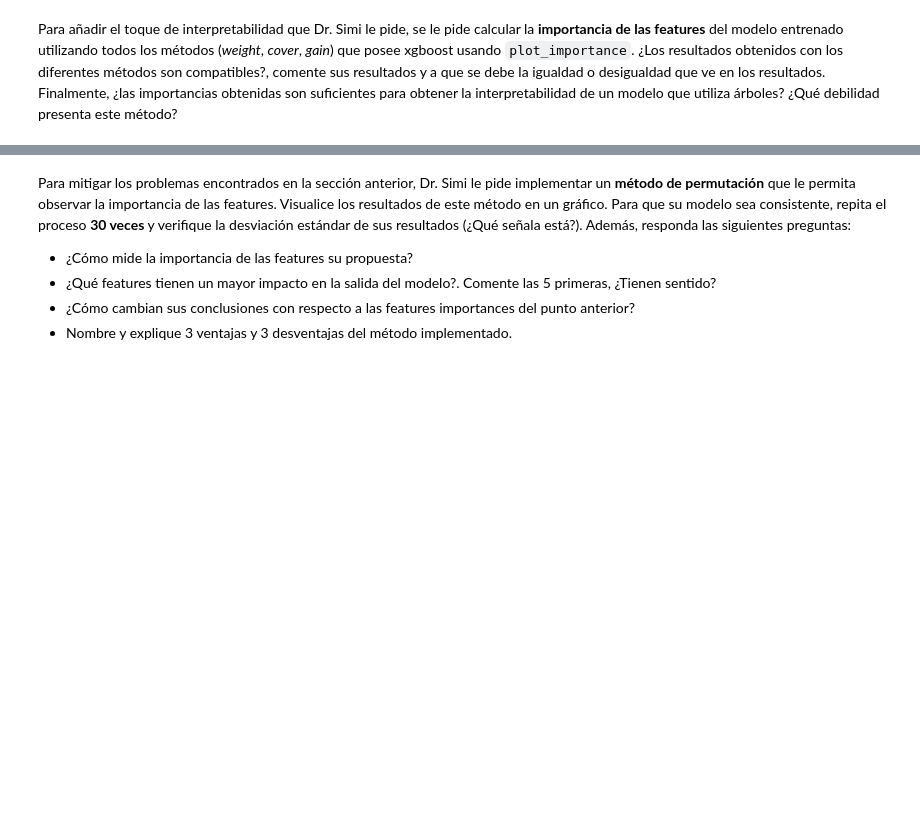
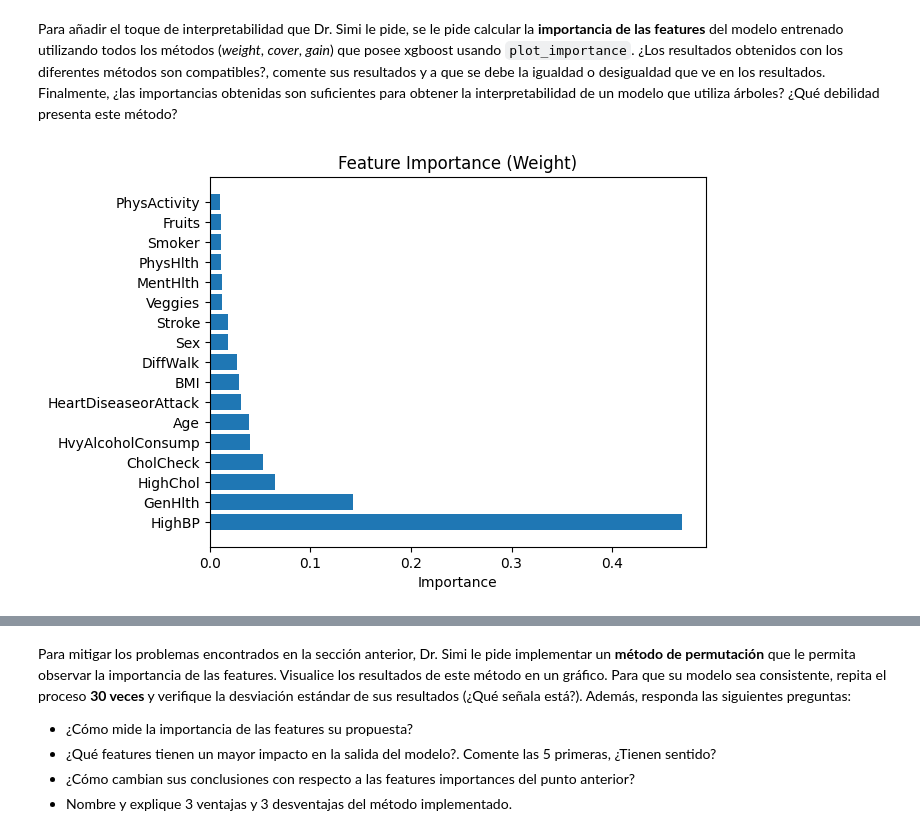
Before and after one commit to tomasaguirre-ignacioalbornoz/MDS7202, a Jupyter notebook: Lab10/Laboratorio10_Enunciado.ipynb, the cells around one changed output, grey strips where cells are left out. Saved outputs shown, nothing was run; the diff lists cells and outputs as text; code cells hidden in the pictures; blank space fills up the shorter version.

```diff
--- a/Lab10/Laboratorio10_Enunciado.ipynb
+++ b/Lab10/Laboratorio10_Enunciado.ipynb
@@ -107,0 +152,3 @@ dtype: int64
+# %%
+# Se eliminan los datos duplicados
+df.drop_duplicates(inplace=True)
@@ -107,0 +211,7 @@ dtype: int64
+# %%
+from sklearn.model_selection import train_test_split
+
+X = df.drop('Diabetes', axis = 1)
+y = df['Diabetes']
+
+X_train, X_val, y_train, y_val = train_test_split(X, y, test_size=0.2, random_state=314159)
@@ -117,0 +270,31 @@ Para añadir el toque de interpretabilidad que Dr. Simi le pide, se le pide calc
+# %%
+import matplotlib.pyplot as plt
+import xgboost as xgb
+
+# Obtener el modelo XGBoost del pipeline
+xgb_model = pipeline.named_steps['classifier']
+
+# Obtener la importancia de características
+importances_weight = xgb_model.feature_importances_
+
+# Obtener los nombres de las características después del preprocesamiento
+processed_feature_names = get_feature_names(pipeline.named_steps['preprocessor'], df.columns)
+
+# Crear un diccionario que asocie los nombres de características con sus importancias
+feature_importance_dict = dict(zip(processed_feature_names, importances_weight))
+
+# Ordenar el diccionario por importancia descendente
+sorted_feature_importance = sorted(feature_importance_dict.items(), key=lambda x: x[1], reverse=True)
+
+# Extraer los nombres y las importancias ordenadas
+sorted_feature_names, sorted_importances = zip(*sorted_feature_importance)
+
+
+top_features = 17
+plt.barh(range(top_features), sorted_importances[:top_features], align="center")
+plt.yticks(range(top_features), sorted_feature_names[:top_features])
+plt.xlabel('Importance')
+plt.title('Feature Importance (Weight)')
+plt.show()
+# %% [output]
+[figure, added]
```
Also changed, not shown: parts of 15 cells of this notebook.
